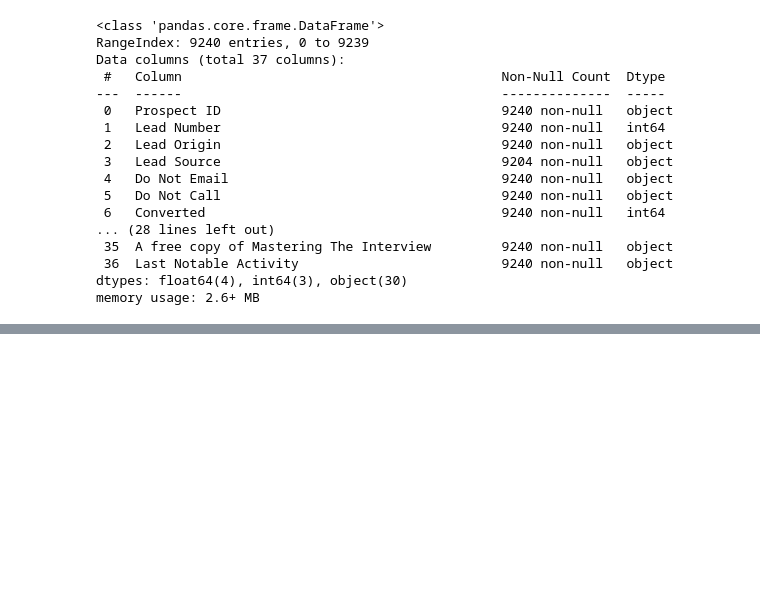
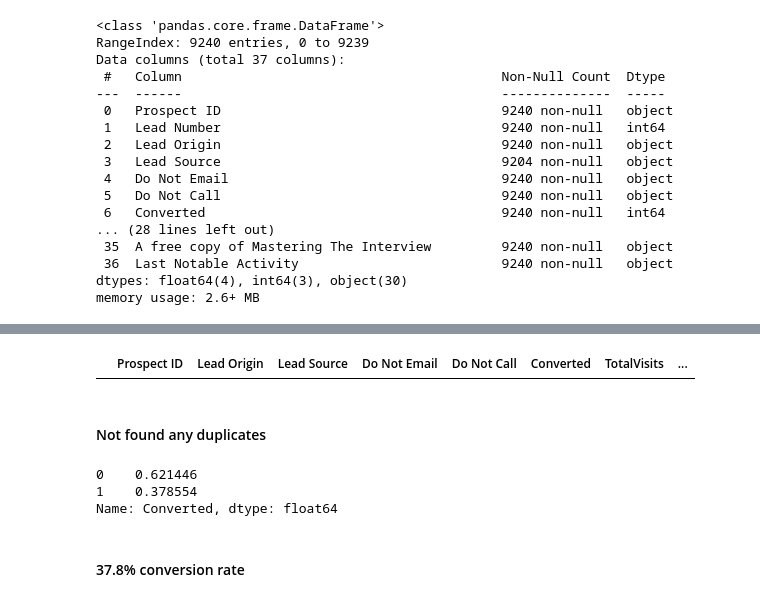
Before and after one commit to anujgupta0/Lead_Score_case_study, a Jupyter notebook: Lead_score_Case_study.ipynb, the cells around one changed output, grey strips where cells are left out. Cells and saved outputs as stored; diff of their text form; code cells hidden in the pictures; blank space fills up the shorter version.

Commit message:
Data Cleaning

```diff
--- a/Lead_score_Case_study.ipynb
+++ b/Lead_score_Case_study.ipynb
@@ -71,0 +112,5 @@ memory usage: 2.6+ MB
+# %%
+# Removing the columns which is having high percentage of null values and not much related to case study :
+# Colunms : Asymmetrique Activity Index , Asymmetrique Profile Index , Asymmetrique Activity Score , Asymmetrique Profile Score ,Lead Profile , Lead Quality , Tags , What matters most to you in choosing a course , What is your current occupation , How did you hear about X Education , Country
+lead = lead.drop(columns=drop_columns,axis=1)
+lead.head()
@@ -71,0 +182,5 @@ memory usage: 2.6+ MB
+# %%
+# As 2.2k values are not selected and 1.4k are null values this sumup 3.6k which is 40% , so droping the column.
+# As 1.9k values are not selected and 1.4k are null values this sumup 3.3k which is 35.85% , so droping the column.
+lead = lead.drop(columns=["City","Specialization"],axis =1)
+lead.head()
@@ -71,0 +216,5 @@ memory usage: 2.6+ MB
+# %%
+# As the columns which having the null values are important columns , i am not dropping the column i am dropping the rows which having the null values.
+# Not substituting the any value beacuse it will hamper the data set
+lead = lead.dropna(subset=['TotalVisits', 'Page Views Per Visit', 'Last Activity','Lead Source'])
+lead.head()
@@ -71,0 +250,5 @@ memory usage: 2.6+ MB
+# %%
+# Dropping the columns which is not related to the problem statement.
+lead.drop(columns=['Lead Number','Search','Magazine', 'Newspaper Article', 'X Education Forums',
+       'Newspaper', 'Digital Advertisement','I agree to pay the amount through cheque',
+       'A free copy of Mastering The Interview'],axis=1, inplace =True)
@@ -71,0 +279,16 @@ memory usage: 2.6+ MB
+# %%
+# Checking the Duplicate
+lead[lead.duplicated()]
+# %% [output]
+|  | Prospect ID | Lead Origin | Lead Source | Do Not Email | Do Not Call | Converted | TotalVisits | ... |
+# %% [markdown]
+#### Not found any duplicates
+# %%
+# To check the data splitting for the target variable.
+lead["Converted"].value_counts(normalize=True)
+# %% [output]
+0    0.621446
+1    0.378554
+Name: Converted, dtype: float64
+# %% [markdown]
+#### 37.8% conversion rate
```
Also changed, not shown: parts of 13 cells of this notebook.
